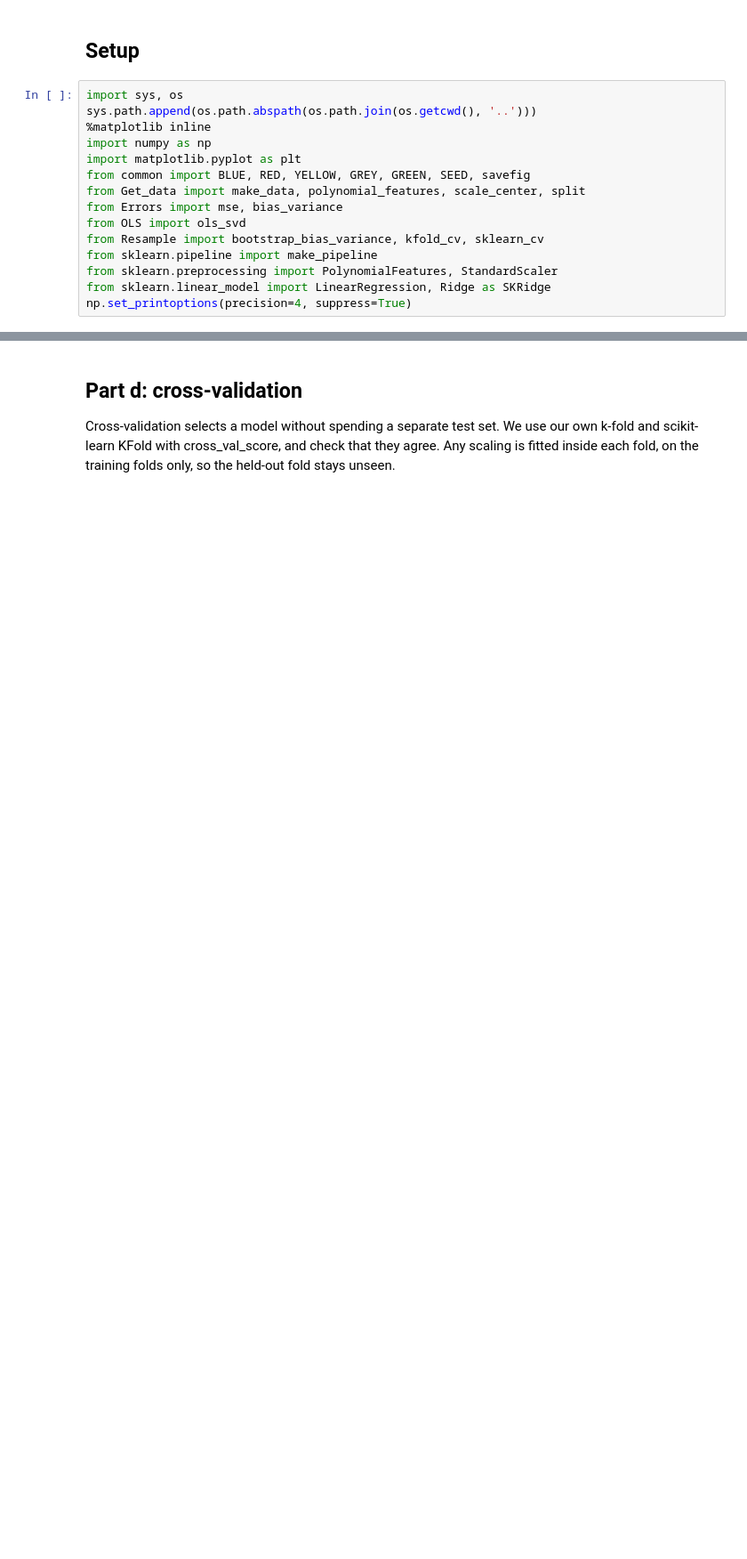
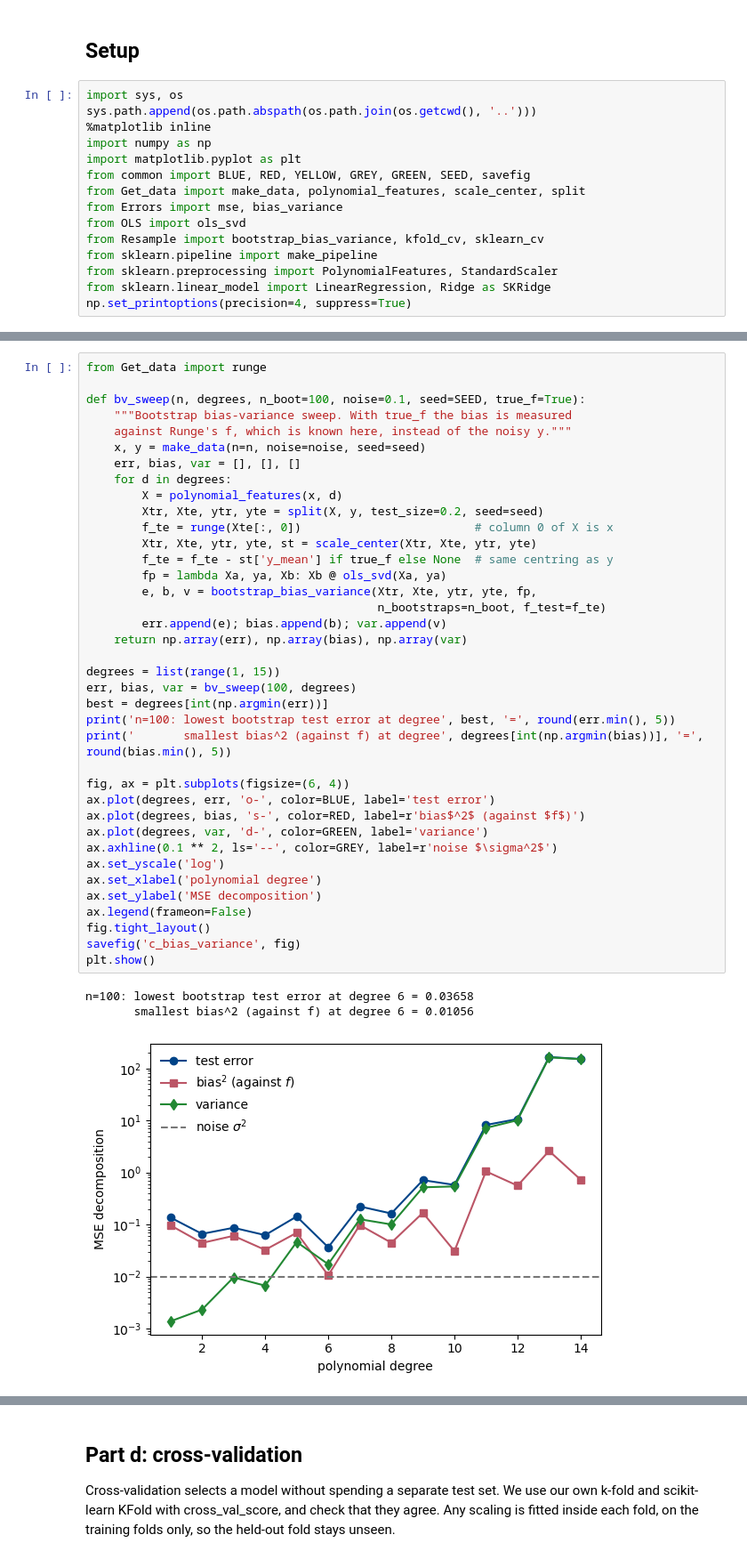
Before and after one commit to Annekfu/FYS-STK4155-Project1, a Jupyter notebook: code/notebooks/2_resampling.ipynb, the cells around one changed output, grey strips where cells are left out. Shown at 89% size. Saved outputs shown, nothing was run; the diff lists cells and outputs as text; blank space fills up the shorter version.

```diff
--- a/code/notebooks/2_resampling.ipynb
+++ b/code/notebooks/2_resampling.ipynb
@@ -64,3 +30,45 @@ The test error is a U in the degree. At low degree the bias dominates: the model
+# %%
+from Get_data import runge
+
+def bv_sweep(n, degrees, n_boot=100, noise=0.1, seed=SEED, true_f=True):
+    """Bootstrap bias-variance sweep. With true_f the bias is measured
+    against Runge's f, which is known here, instead of the noisy y."""
+    x, y = make_data(n=n, noise=noise, seed=seed)
+    err, bias, var = [], [], []
+    for d in degrees:
+        X = polynomial_features(x, d)
+        Xtr, Xte, ytr, yte = split(X, y, test_size=0.2, seed=seed)
+        f_te = runge(Xte[:, 0])                         # column 0 of X is x
+        Xtr, Xte, ytr, yte, st = scale_center(Xtr, Xte, ytr, yte)
+        f_te = f_te - st['y_mean'] if true_f else None  # same centring as y
+        fp = lambda Xa, ya, Xb: Xb @ ols_svd(Xa, ya)
+        e, b, v = bootstrap_bias_variance(Xtr, Xte, ytr, yte, fp,
+                                          n_bootstraps=n_boot, f_test=f_te)
+        err.append(e); bias.append(b); var.append(v)
+    return np.array(err), np.array(bias), np.array(var)
+
+degrees = list(range(1, 15))
+err, bias, var = bv_sweep(100, degrees)
+best = degrees[int(np.argmin(err))]
+print('n=100: lowest bootstrap test error at degree', best, '=', round(err.min(), 5))
+print('       smallest bias^2 (against f) at degree', degrees[int(np.argmin(bias))], '=', round(bias.min(), 5))
+
+fig, ax = plt.subplots(figsize=(6, 4))
+ax.plot(degrees, err, 'o-', color=BLUE, label='test error')
+ax.plot(degrees, bias, 's-', color=RED, label=r'bias$^2$ (against $f$)')
+ax.plot(degrees, var, 'd-', color=GREEN, label='variance')
+ax.axhline(0.1 ** 2, ls='--', color=GREY, label=r'noise $\sigma^2$')
+ax.set_yscale('log')
+ax.set_xlabel('polynomial degree')
+ax.set_ylabel('MSE decomposition')
+ax.legend(frameon=False)
+fig.tight_layout()
+savefig('c_bias_variance', fig)
+plt.show()
+# %% [output]
+n=100: lowest bootstrap test error at degree 6 = 0.03658
+       smallest bias^2 (against f) at degree 6 = 0.01056
+[figure, added]
 # %%
 fig, axes = plt.subplots(1, 3, figsize=(13, 4), sharey=True)
 for ax, n in zip(axes, (40, 100, 400)):
```
Also changed, not shown: parts of 7 cells of this notebook, 34 other files.
